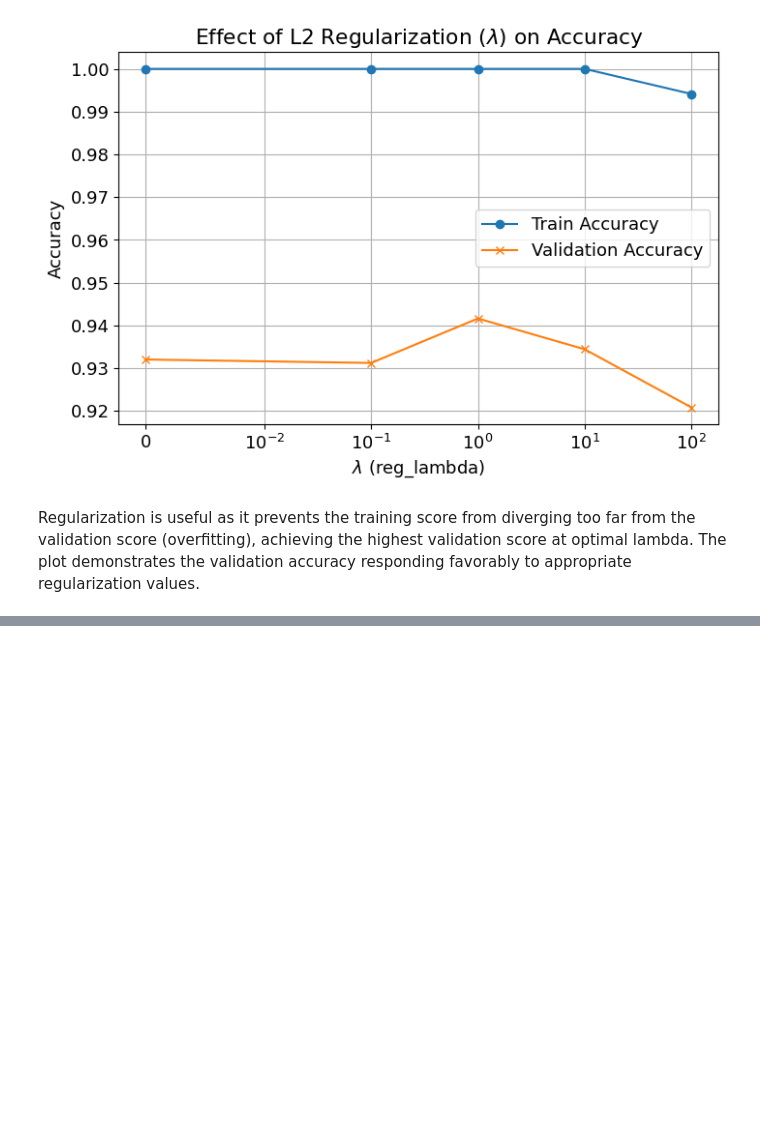
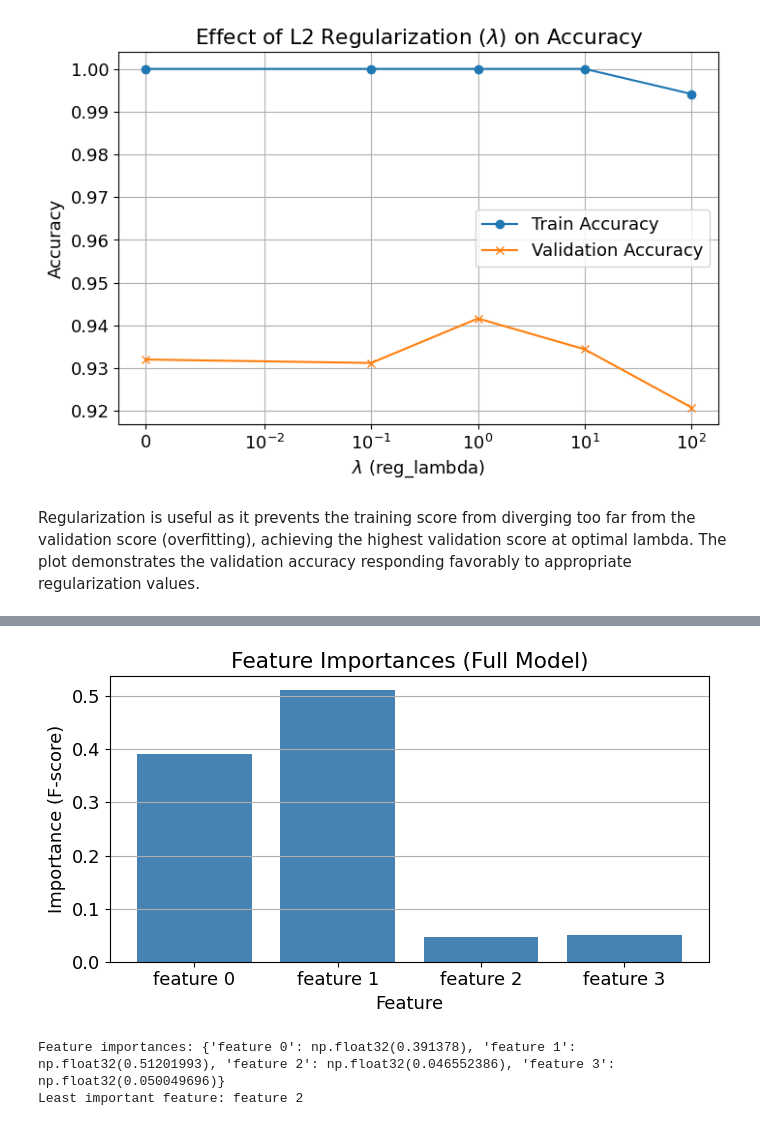
Before and after one commit to NicolaLavarda/LCP_modB, a Jupyter notebook: Combining models/group2601_exercize3.ipynb, the cells around one changed output, grey strips where cells are left out. Saved outputs shown, nothing was run; the diff lists cells and outputs as text; code cells hidden in the pictures; blank space fills up the shorter version.

```diff
--- a/Combining models/group2601_exercize3.ipynb
+++ b/Combining models/group2601_exercize3.ipynb
@@ -99,0 +103,32 @@ Regularization is useful as it prevents the training score from diverging too fa
+# %%
+# First, train the best model on all features and extract feature importances
+best_model_full = XGBClassifier(
+    eval_metric='logloss',
+    seed=1,
+    n_estimators=grid_search.best_params_['n_estimators'],
+    max_depth=grid_search.best_params_['max_depth'],
+    gamma=grid_search.best_params_['gamma'],
+    reg_lambda=grid_search.best_params_['reg_lambda']
+)
+best_model_full.fit(x_train, y_train)
+
+importances = best_model_full.feature_importances_
+feature_names = [f'feature {i}' for i in range(L)]
+
+# Plot feature importances
+plt.figure(figsize=(7, 4))
+plt.bar(feature_names, importances, color='steelblue')
+plt.xlabel('Feature')
+plt.ylabel('Importance (F-score)')
+plt.title('Feature Importances (Full Model)')
+plt.grid(axis='y')
+plt.tight_layout()
+plt.show()
+
+print('Feature importances:', dict(zip(feature_names, importances)))
+least_important = int(np.argmin(importances))
+print(f'Least important feature: feature {least_important}')
+# %% [output]
+[figure, added]
+Feature importances: {'feature 0': np.float32(0.391378), 'feature 1': np.float32(0.51201993), 'feature 2': np.float32(0.046552386), 'feature 3': np.float32(0.050049696)}
+Least important feature: feature 2
```
Also changed, not shown: parts of 9 cells of this notebook.
